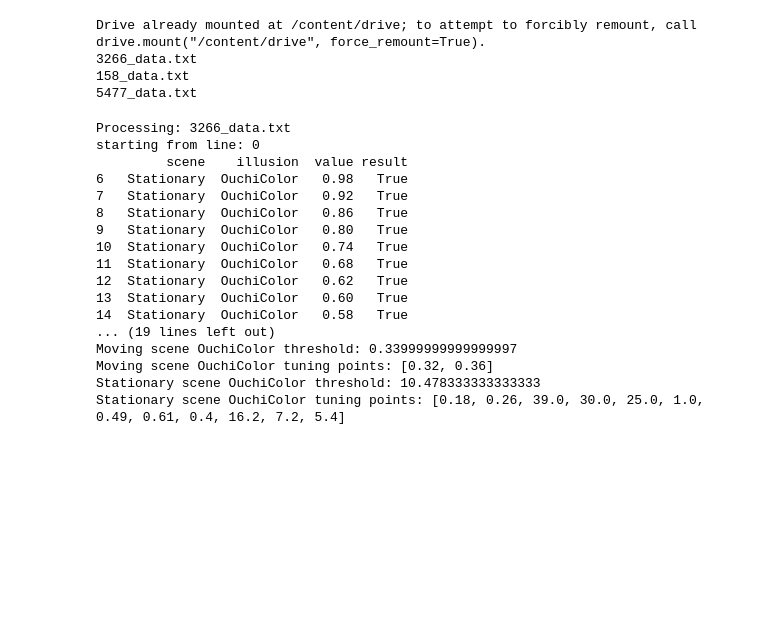
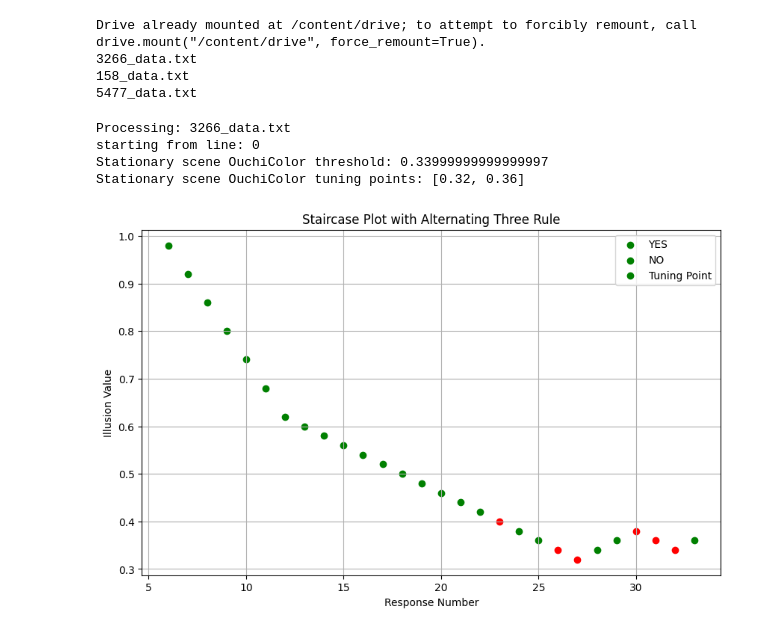
Before and after one commit to syKevinPeng/ExperimentResultAnalysis, a Jupyter notebook: result_analysis.ipynb, the cells around one changed output. Saved outputs shown, nothing was run; the diff lists cells and outputs as text; code cells hidden in the pictures; blank space fills up the shorter version.

Commit message:
update stationary and moving

```diff
--- a/result_analysis.ipynb
+++ b/result_analysis.ipynb
@@ -139,42 +139,31 @@ def process_one_result(file_name):
 # %%
 for file in file_list:
   stationary_scene, moving_scene = process_one_result(file)
   # illusion Pattern:
   illusion_patns = stationary_scene["illusion"].unique()
 
 
   # For this phycophysics experiment, we used staircase method, where we need
   # to find the tunning point and calculate the average of the turning point to determine the threshold
   for illusion_pattern in illusion_patns:
-    illusion_pattern_data = stationary_scene[stationary_scene["illusion"] == illusion_pattern]
-    print(illusion_pattern_data)
-    if illusion_pattern_data.empty:
+    stationary_illusion_pattern_data = stationary_scene[stationary_scene["illusion"] == illusion_pattern]
+    moving_illusion_pattern_data = moving_scene[moving_scene["illusion"] == illusion_pattern]
+    if stationary_illusion_pattern_data.empty:
       print(f"Illusion pattern {illusion_pattern} not found")
       continue
-    moving_scene_threshold, moving_scene_tuning_points = analyze_staircase_with_alternating_three_rule(illusion_pattern_data)
+    moving_scene_threshold, moving_scene_tuning_points = analyze_staircase_with_alternating_three_rule(moving_illusion_pattern_data)
     print(f'Moving scene {illusion_pattern} threshold: {moving_scene_threshold}')
     print(f'Moving scene {illusion_pattern} tuning points: {moving_scene_tuning_points}')
-    # plot_staircase_with_alternating_three_rule(illusion_pattern_data, moving_scene_tuning_points)
-    stationary_scene_threshold, stationary_scene_tuning_points = analyze_staircase_with_alternating_three_rule(moving_scene)
+    #
+    stationary_scene_threshold, stationary_scene_tuning_points = analyze_staircase_with_alternating_three_rule(stationary_illusion_pattern_data)
     print(f'Stationary scene {illusion_pattern} threshold: {stationary_scene_threshold}')
     print(f'Stationary scene {illusion_pattern} tuning points: {stationary_scene_tuning_points}')
+    plot_staircase_with_alternating_three_rule(stationary_illusion_pattern_data)
     break
   break
 # %% [output]
 Processing: 3266_data.txt
 starting from line: 0
-         scene    illusion  value result
-6   Stationary  OuchiColor   0.98   True
-7   Stationary  OuchiColor   0.92   True
-8   Stationary  OuchiColor   0.86   True
-9   Stationary  OuchiColor   0.80   True
-10  Stationary  OuchiColor   0.74   True
-11  Stationary  OuchiColor   0.68   True
-12  Stationary  OuchiColor   0.62   True
-13  Stationary  OuchiColor   0.60   True
-14  Stationary  OuchiColor   0.58   True
-... (19 lines left out)
-Moving scene OuchiColor threshold: 0.33999999999999997
-Moving scene OuchiColor tuning points: [0.32, 0.36]
-Stationary scene OuchiColor threshold: 10.478333333333333
-Stationary scene OuchiColor tuning points: [0.18, 0.26, 39.0, 30.0, 25.0, 1.0, 0.49, 0.61, 0.4, 16.2, 7.2, 5.4]
+Stationary scene OuchiColor threshold: 0.33999999999999997
+Stationary scene OuchiColor tuning points: [0.32, 0.36]
+[figure, added]
```
